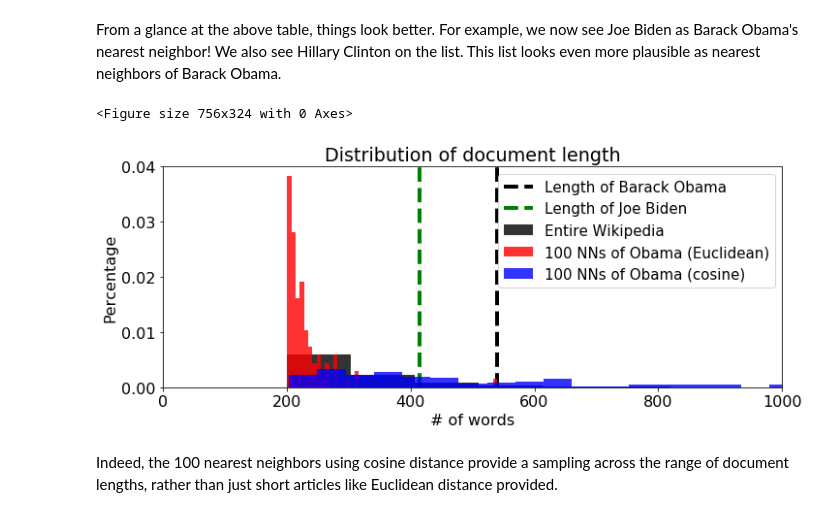
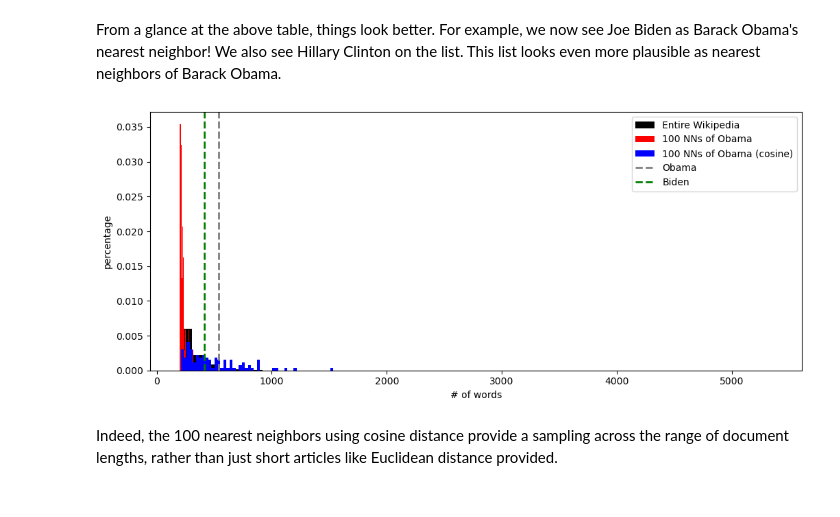
Before and after one commit to Axan18/Introduction-to-data-analytics, a Jupyter notebook: Assignment4/Assignment_4_without_code.ipynb, the cells around one changed output. Saved outputs shown, nothing was run; the diff lists cells and outputs as text; code cells hidden in the pictures.

```diff
--- a/Assignment4/Assignment_4_without_code.ipynb
+++ b/Assignment4/Assignment_4_without_code.ipynb
@@ -391,18 +398,20 @@ nearest_neighbors_cosine
 # %% [markdown]
 From a glance at the above table, things look better.  For example, we now see Joe Biden as Barack Obama's nearest neighbor!  We also see Hillary Clinton on the list.  This list looks even more plausible as nearest neighbors of Barack Obama.
-# %%
-plt.figure(figsize=(10.5,4.5))
-plt.hist(# Your code goes here
-        )
-plt.axvline(# Your code goes here
-        )
-
-# Your code goes here
-
-plt.tight_layout()
-# %% [output]
-<Figure size 756x324 with 0 Axes>
-[figure, removed]
+# %%
+plt.figure(figsize=(10.5,4.5))
+plt.xlabel('# of words')
+plt.ylabel('percentage')
+plt.hist(wiki['length'], 50, color='k', edgecolor='none', histtype= 'stepfilled', label='Entire Wikipedia', density=True)
+plt.hist(nearest_neighbors_euclidean['length'], 50, color='r', edgecolor='none', histtype= 'stepfilled', label='100 NNs of Obama', density=True)
+plt.hist(nearest_neighbors_cosine['length'], 50, color='b', edgecolor='none', histtype= 'stepfilled', label='100 NNs of Obama (cosine)', density=True)
+plt.axvline(wiki['length'][wiki['name'] == 'Barack Obama'].values[0], color='grey', linestyle='--', linewidth=2, label='Obama')
+plt.axvline(wiki['length'][wiki['name'] == 'Joe Biden'].values[0], color='g', linestyle='--', linewidth=2, label='Biden')
+
+plt.legend()
+
+plt.tight_layout()
+# %% [output]
+[figure, added]
 # %% [markdown]
 Indeed, the 100 nearest neighbors using cosine distance provide a sampling across the range of document lengths, rather than just short articles like Euclidean distance provided.
 # %% [markdown]
```
Also changed, not shown: parts of 15 cells of this notebook, 1 other file.
